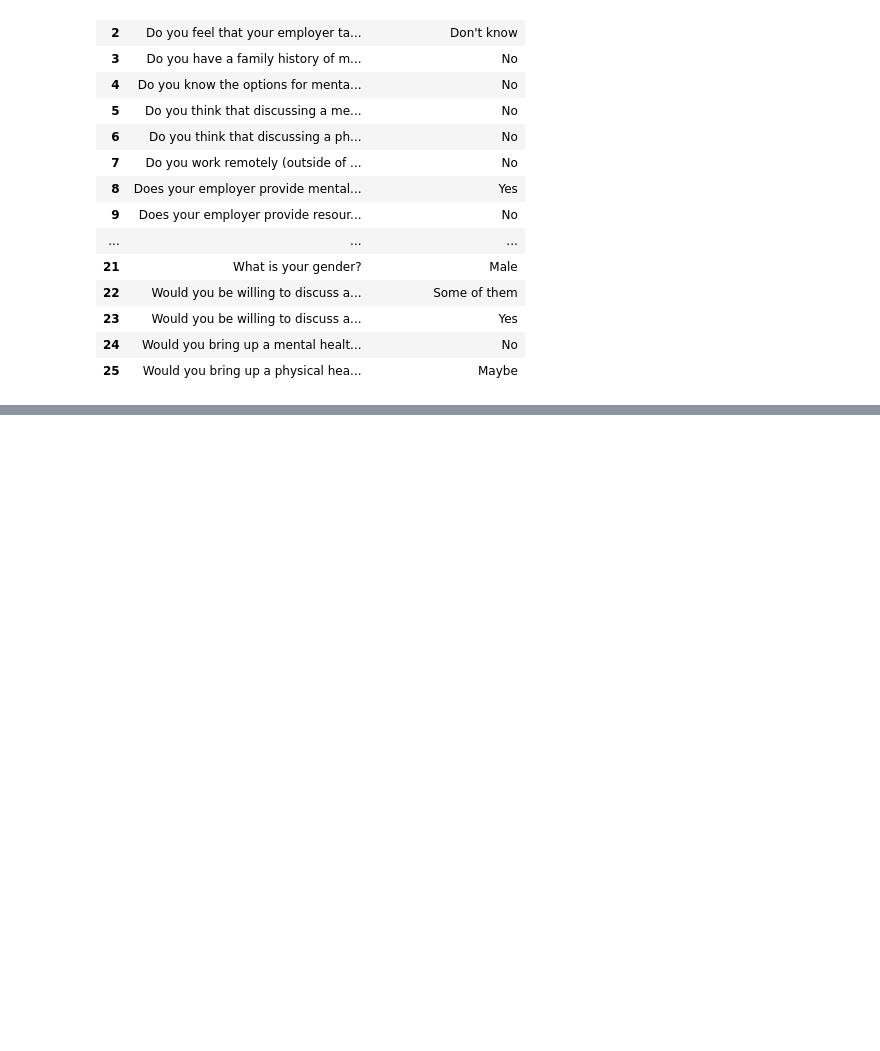
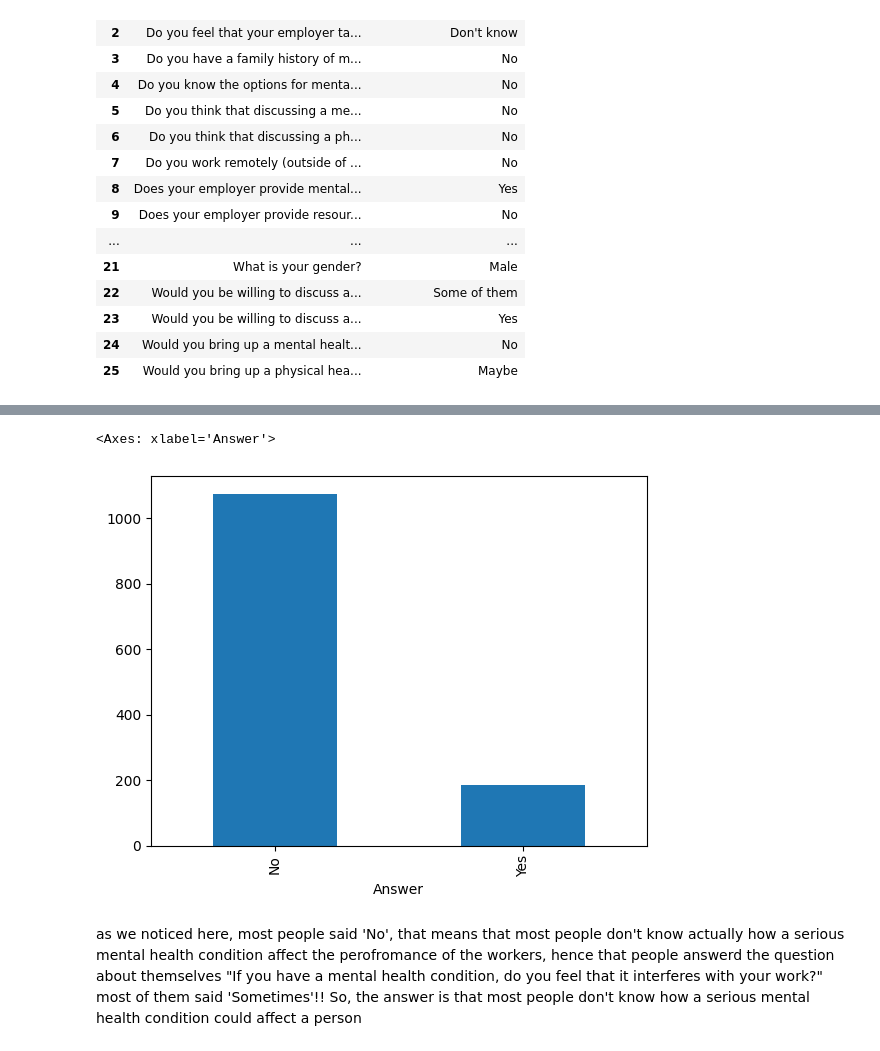
Before and after one commit to Noorpr/SQL_DataAnalysis_Project, a Jupyter notebook: SQL-project.ipynb, the cells around one changed output, grey strips where cells are left out. Saved outputs shown, nothing was run; the diff lists cells and outputs as text; code cells hidden in the pictures; blank space fills up the shorter version.

```diff
--- a/SQL-project.ipynb
+++ b/SQL-project.ipynb
@@ -227,0 +292,9 @@ survey16
+# %%
+query = pd.read_sql("""SELECT a.UserID AS "User ID",
+                              q.questionid AS "Question ID",
+                              q.questiontext AS "Question",
+                              a.AnswerText AS "Answer"
+                       FROM ANSWER a
+                       JOIN QUESTION q ON q.questionid = a.QuestionID
+                       WHERE a.SurveyID = 2014 AND q.questionid = 102""",conn)
+query
@@ -227,0 +315,8 @@ survey16
+# %%
+query['Answer'].value_counts().plot(kind='bar')
+# %% [output]
+<Axes: xlabel='Answer'>
+[figure, added]
+# %% [markdown]
+as we noticed here, most people said 'No', that means that most people don't know actually how a serious mental health condition affect the perofromance of the workers, hence that people answerd the question about themselves "If you have a mental health condition, do you feel that it interferes with your work?" most of them said 'Sometimes'!!
+So, the answer is that most people don't know how a serious mental health condition could affect a person
```
Also changed, not shown: parts of 10 cells of this notebook.
